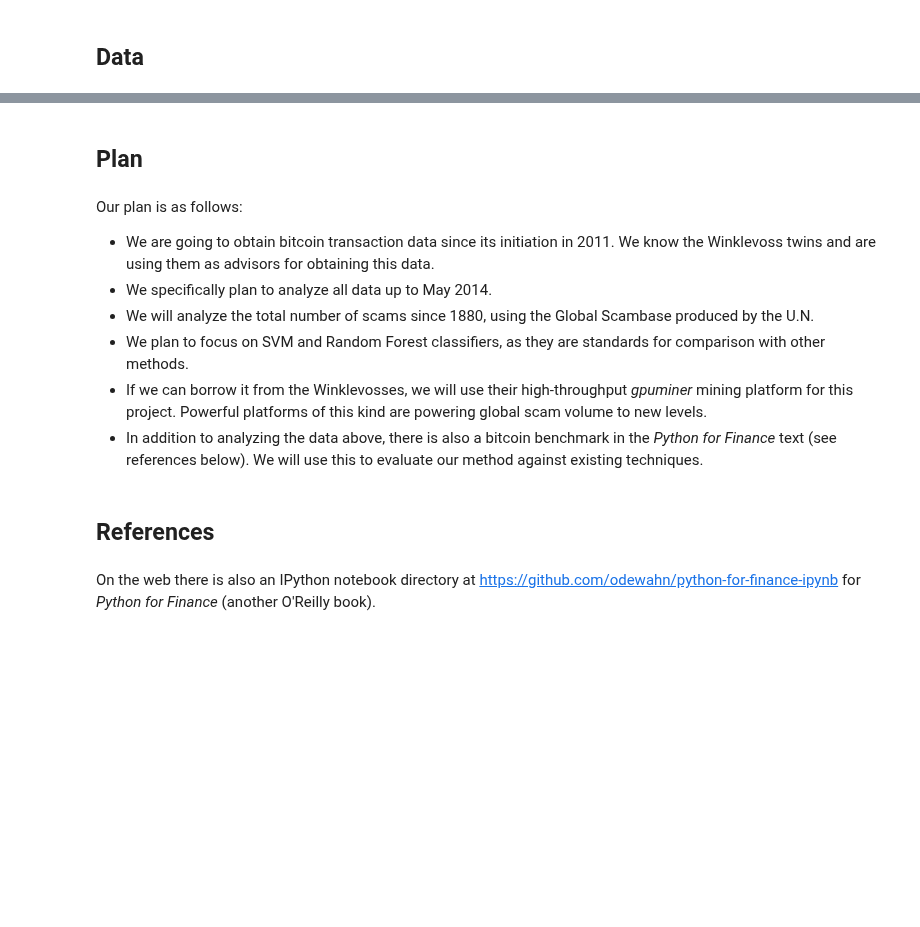
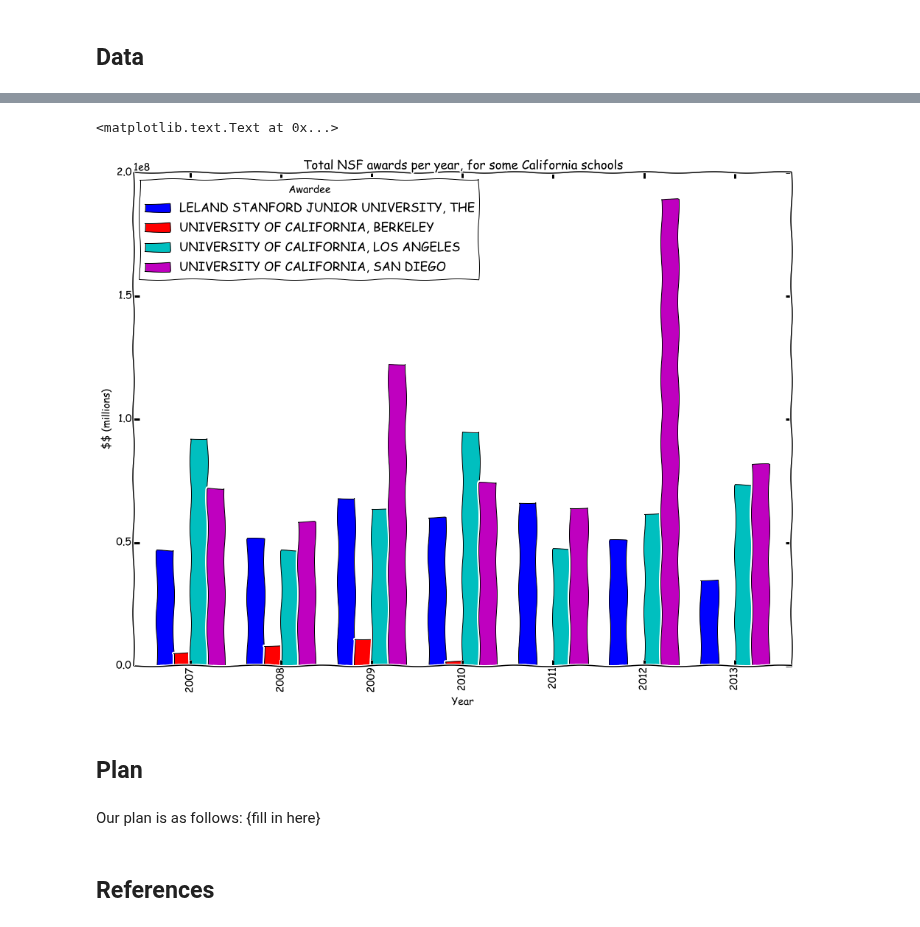
Before and after one commit to realmichaelzyy/cs249project, a Jupyter notebook: Problem1_InitialCourseProjectNotebook.ipynb, the cells around one changed output, grey strips where cells are left out. Cells and saved outputs as stored; diff of their text form; code cells hidden in the pictures; blank space fills up the shorter version.

```diff
--- a/Problem1_InitialCourseProjectNotebook.ipynb
+++ b/Problem1_InitialCourseProjectNotebook.ipynb
@@ -94,26 +123,30 @@ legend("topleft", colnames[3:4], col=c("blue","green4"), lwd=3 )
+# %%
+#plot NSF funding per year, for a couple of schools in particular
+#==================================
+payments = nsfdata[nsfdata['Agency'] == 'NSF']
+payments = payments[['year', 'Estimated Total Award Amount','Funds Obligated to Date','Awardee']]
+payments.ix[:,1] = payments.ix[:,1].apply(convert)
+payments.ix[:,2] = payments.ix[:,2].apply(convert)
+payments['award'] = payments.ix[:,[1,2]].apply(max,axis=1)
+
+#look at some schools we care about
+payments = payments[(payments['Awardee'] == 'UNIVERSITY OF CALIFORNIA, LOS ANGELES') | \
+                    (payments['Awardee'] == 'UNIVERSITY OF CALIFORNIA, BERKELEY') | \
+                    (payments['Awardee'] == 'UNIVERSITY OF CALIFORNIA, SAN DIEGO') | \
+                    (payments['Awardee'] == 'LELAND STANFORD JUNIOR UNIVERSITY, THE')]
+
+schoolData = payments.pivot_table('award',rows=['year','Awardee'],aggfunc=sum).unstack()
+schoolData.plot(kind="bar")
+pylab.title('Total NSF awards per year, for some California schools')
+pylab.xlabel('Year')
+pylab.ylabel('\$\$ (millions)')
+# %% [output]
+<matplotlib.text.Text at 0x...>
+[figure, added]
 # %% [markdown]
 ## Plan
-# %% [markdown]
-
-Our plan is as follows:
-<ul><li>
-We are going to obtain bitcoin transaction data since its initiation in 2011.
-We know the Winklevoss twins and are using them as advisors for obtaining this data.
-</li><li>
-We specifically plan to analyze all data up to May 2014.
-</li><li>
-We will analyze the total number of scams since 1880, using the Global Scambase produced by the U.N.
-</li><li>
-We plan to focus on SVM and Random Forest classifiers, as they are standards for comparison with other methods.
-</li><li>
-If we can borrow it from the Winklevosses, we will use their high-throughput <i>gpuminer</i> mining platform for this project.
-Powerful platforms of this kind are powering global scam volume to new levels.
-</li><li>
-In addition to analyzing the data above, there is also
-a bitcoin benchmark in the <i>Python for Finance</i> text (see references below).
-We will use this to evaluate our method against existing techniques.
-</li></ul>
+# %% [markdown]
+
+Our plan is as follows: {fill in here}
 # %% [markdown]
 ## References
-# %% [markdown]
-On the web there is also an IPython notebook directory at https://github.com/odewahn/python-for-finance-ipynb for <em>Python for Finance</em> (another O'Reilly book).
```
Also changed, not shown: parts of 15 cells of this notebook, 7 other files.
